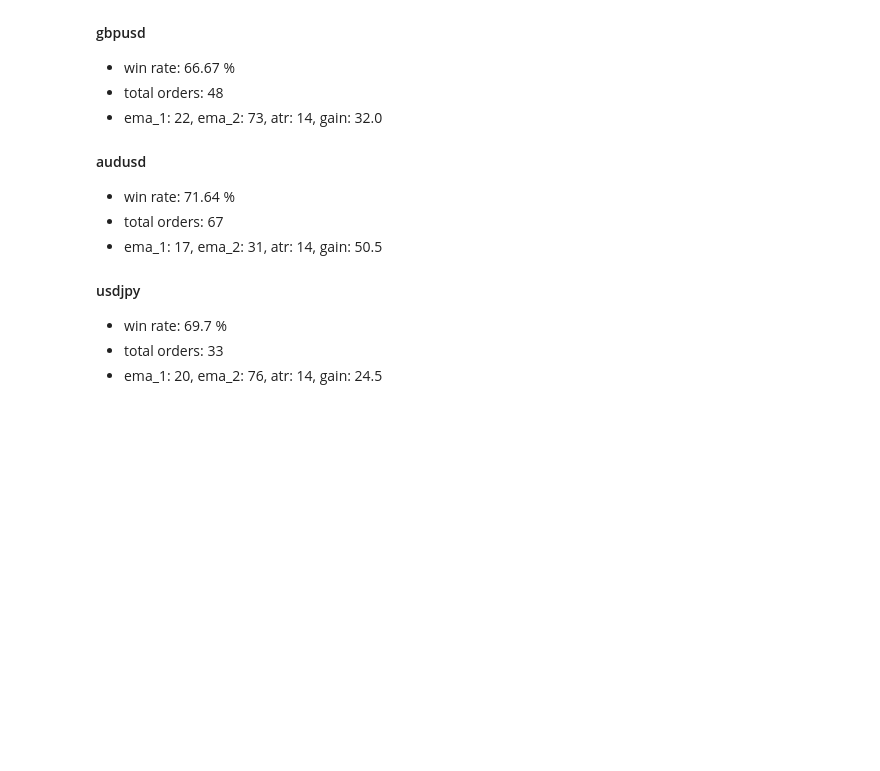
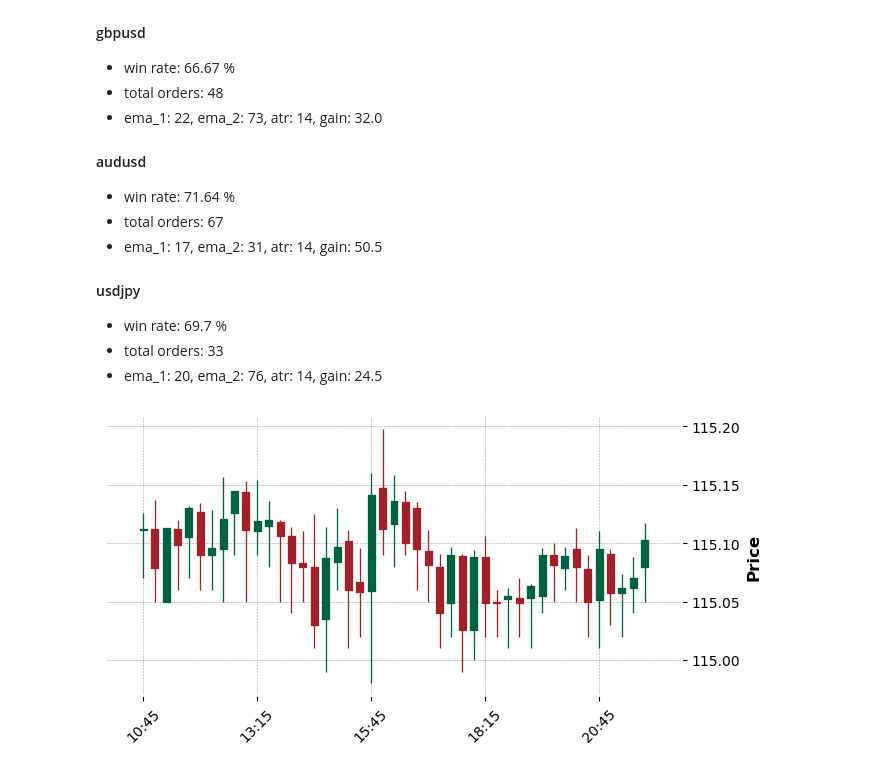
Before and after one commit to phongyanon/PythonInvestment, a Jupyter notebook: MyStrategy/Gloden_cross.ipynb, the cells around one changed output. Drawn from its saved outputs; the diff is of its cells as text; code cells hidden in the pictures; blank space fills up the shorter version.

Commit message:
update plot candle stick in each order

```diff
--- a/MyStrategy/Gloden_cross.ipynb
+++ b/MyStrategy/Gloden_cross.ipynb
@@ -239,3 +258,13 @@ ema_1: 20, ema_2: 76, atr: 14, gain: 24.5
 * win rate: 69.7 %
 * total orders: 33
 * ema_1: 20, ema_2: 76, atr: 14, gain: 24.5
+# %%
+data_test = data.copy()
+new_timestamp = data_test['timestamp'].str.split('+', n = 1, expand = True)
+data_test['timestamp'] = new_timestamp[0]
+data_test['timestamp'] = pd.to_datetime(data_test['timestamp'])
+data_test.set_index('timestamp', inplace = True)
+
+mpf.plot(data_test.loc['2021-12-31 10:45:00': '2021-12-31 21:45:00'], type='candle', style='charles', figsize=(8, 4))
+# %% [output]
+[figure, added]
```
Also changed, not shown: parts of 2 cells of this notebook.
